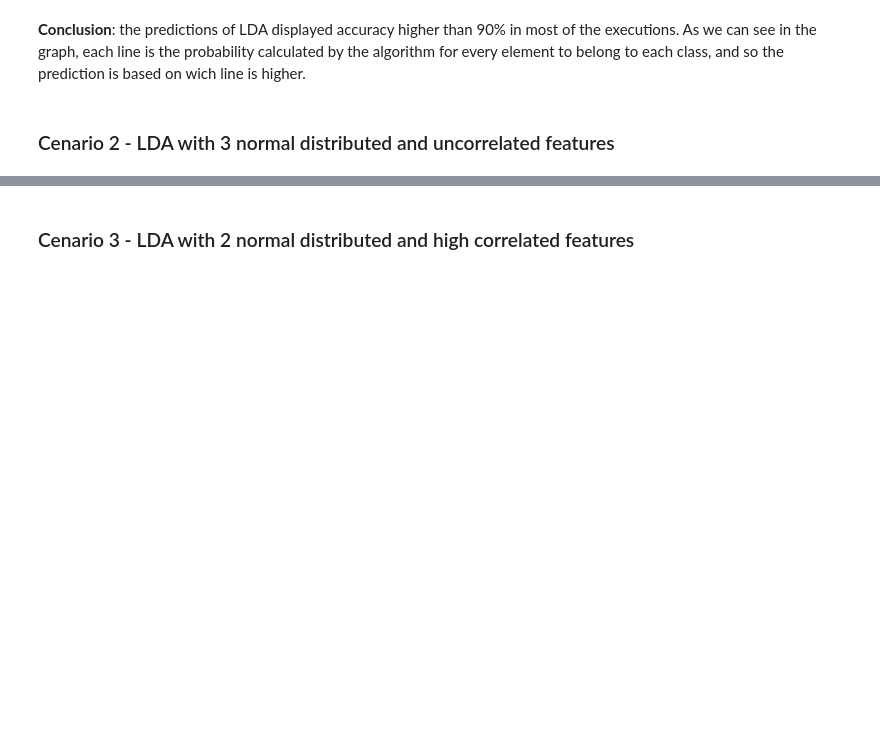
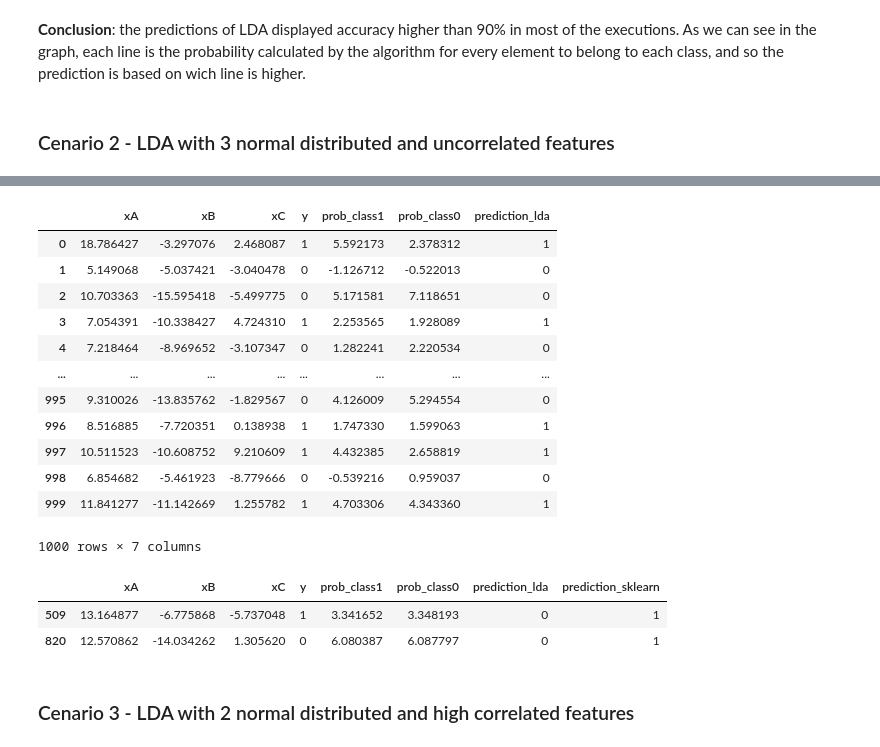
Before and after one commit to rknagao/studies, a Jupyter notebook: introduction-statistical-learning/classification_models/linear_discriminant_analysis.ipynb, the cells around one changed output, grey strips where cells are left out. Cells and saved outputs as stored; diff of their text form; code cells hidden in the pictures; blank space fills up the shorter version.

```diff
--- a/introduction-statistical-learning/classification_models/linear_discriminant_analysis.ipynb
+++ b/introduction-statistical-learning/classification_models/linear_discriminant_analysis.ipynb
@@ -209,0 +209,16 @@ pred_class1
+# %%
+data
+# %% [output]
+|  | xA | xB | xC | y | prob_class1 | prob_class0 | prediction_lda |
+| 0 | 18.786427 | -3.297076 | 2.468087 | 1 | 5.592173 | 2.378312 | 1 |
+| 1 | 5.149068 | -5.037421 | -3.040478 | 0 | -1.126712 | -0.522013 | 0 |
+| 2 | 10.703363 | -15.595418 | -5.499775 | 0 | 5.171581 | 7.118651 | 0 |
+| 3 | 7.054391 | -10.338427 | 4.724310 | 1 | 2.253565 | 1.928089 | 1 |
+| 4 | 7.218464 | -8.969652 | -3.107347 | 0 | 1.282241 | 2.220534 | 0 |
+| ... | ... | ... | ... | ... | ... | ... | ... |
+| 995 | 9.310026 | -13.835762 | -1.829567 | 0 | 4.126009 | 5.294554 | 0 |
+| 996 | 8.516885 | -7.720351 | 0.138938 | 1 | 1.747330 | 1.599063 | 1 |
+| 997 | 10.511523 | -10.608752 | 9.210609 | 1 | 4.432385 | 2.658819 | 1 |
+| 998 | 6.854682 | -5.461923 | -8.779666 | 0 | -0.539216 | 0.959037 | 0 |
+| 999 | 11.841277 | -11.142669 | 1.255782 | 1 | 4.703306 | 4.343360 | 1 |
+1000 rows × 7 columns
@@ -210,3 +232,18 @@ pred_class1
+# %%
+#check with scikit-learn
+from sklearn.discriminant_analysis import LinearDiscriminantAnalysis
+
+lda = LinearDiscriminantAnalysis().fit(X, y)
+lda.predict(X).tolist()
+
+data['prediction_sklearn'] = lda.predict(X).tolist()
+
+#cases of divergence (why?)
+data.loc[data['prediction_lda'] != data['prediction_sklearn']]
+# %% [output]
+|  | xA | xB | xC | y | prob_class1 | prob_class0 | prediction_lda | prediction_sklearn |
+| 509 | 13.164877 | -6.775868 | -5.737048 | 1 | 3.341652 | 3.348193 | 0 | 1 |
+| 820 | 12.570862 | -14.034262 | 1.305620 | 0 | 6.080387 | 6.087797 | 0 | 1 |
 # %% [markdown]
 ### Cenario 3 - LDA with 2 normal distributed and high correlated features
 # %% [markdown]
```
Also changed, not shown: parts of 12 cells of this notebook.
